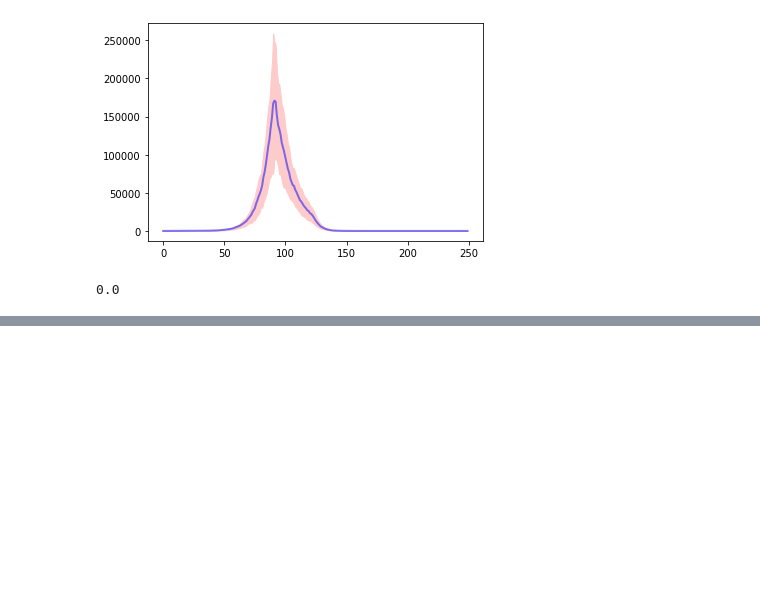
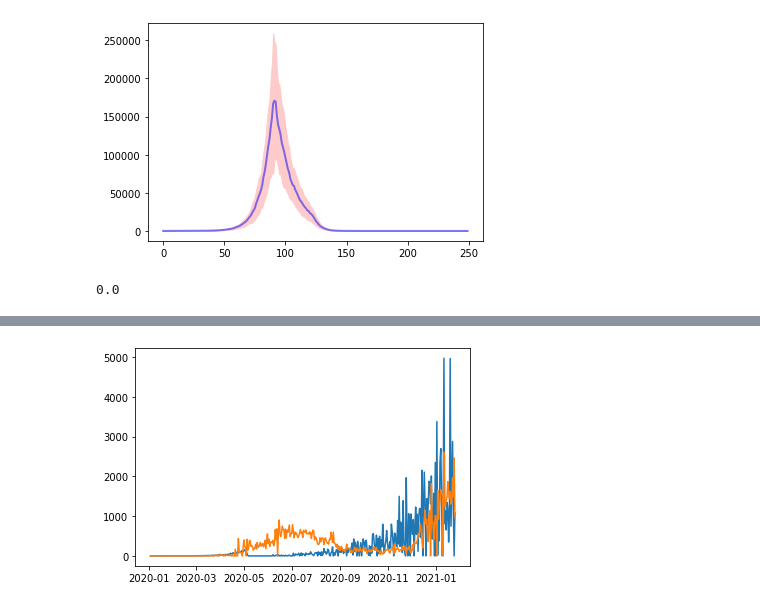
Before and after one commit to maukbe/covid-data-hackathon, a Jupyter notebook: Notebooks/Forecasting.ipynb, the cells around one changed output, grey strips where cells are left out. Drawn from its saved outputs; the diff is of its cells as text; code cells hidden in the pictures; blank space fills up the shorter version.

```diff
--- a/Notebooks/Forecasting.ipynb
+++ b/Notebooks/Forecasting.ipynb
@@ -1087,0 +1089,94 @@ df['New_cases'].plot()
+# %%
+
+# Parameters from "Modeling the second wave of COVID-19 infections in France and Italy via a stochastic SEIR model"
+# Initial conditions
+# 300 Days
+t = np.arange(1,250,1)
+
+# Lock down dates 04/05/2020 - 01/06/2020
+# Eased over june
+# Further eased over July
+# https://www.ncbi.nlm.nih.gov/pmc/articles/PMC7490626/#:~:text=Phases%20of%20the%20lockdown%20in%20Nigeria&text=The%20first%20phase%20of%20the,6%20am%20was%20equally%20announced.
+
+
+# Population
+N = 206000000
+# 5 Initial infections
+I0 = 1
+S0 = N - I0
+E0 = 0
+R0 = 0
+y0 = S0, E0, I0, R0
+lam = 1 / S0
+# Odeint doesn't like stochastic differential equations so we'll have to write our own
+
+#PARAMETER DEFINITIONS
+tmax=390
+nrel=100
+# tconf: lockdown day
+tconf=122
+# tconf2: lockdown release
+tconf2=tconf+30
+tconf3=tconf2+30
+lambdaconf = 0.3
+lambdares = 0.35
+lambdares2 = 0.4
+Irel = np.zeros([nrel, tmax])
+# Loop on realisations
+for rel in range(0,nrel):
+    S = np.zeros(tmax)
+    E = np.zeros(tmax)
+    I = np.zeros(tmax)
+    R = np.zeros(tmax)
+    lam = np.zeros(tmax)
+    S[0] = N
+    E[0] = 0
+    I[0] = 5
+    R[0] = 0
+    alpha0=0.27
+    r0 = 2.68
+    gamma0 = 0.35
+    coeff_gamma = 0.5
+    coeff_lambda = 0.005
+    lambda0 = 0.5
+    orig_lambda = lambda0
+    for t in range(0,tmax - 1):
+        gamma = gamma0 + np.random.normal() * gamma0 / 5
+        if t == tconf:
+            lambda0 =  lambdaconf
+        if t == tconf2:
+            lambda0 =  lambdares
+        if t == tconf3:
+            lambda0 = orig_lambda - 0.1 #lambdares2
+        lam_= (lambda0 + np.random.normal()*lambda0/5) / S[0]
+        alpha = alpha0 + np.random.normal() * alpha0 /5
+        S[t+1] = S[t] - lam_ * S[t] * I[t]
+        E[t+1] = E[t] + (lam_ * S[t] * I[t] - alpha * E[t])
+        I[t+1] = I[t] + alpha * E[t] - gamma * I[t]
+        R[t+1] = R[t] + gamma * I[t]
+        Irel[rel,t+1] = I[t+1]
+
+
+Imean = np.zeros(tmax)
+Istd = np.zeros(tmax)
+for i in range(0,tmax):
+    Imean[i] = np.mean(Irel[:,i])
+    Istd[i] = np.std(Irel[:,i])
+
+
+# Plot the data on three separate curves for S(t), I(t) and R(t)
+# fig = plt.figure(facecolor='w')
+# ax = fig.add_subplot(111, facecolor='#dddddd', axisbelow=True)
+# plt.plot(np.arange(0,tmax), Imean, 'r', alpha=0.5, lw=2, label='Infected', color='blue')
+# plt.fill_between(np.arange(0,tmax), Imean-Istd, Imean + Istd, color=[(255/256,204/256,204/256)])
+
+new_cases = []
+for i in range(0, len(Imean) - 1):
+    if Imean[i] < Imean[i+1]:
+        new_cases.append(Imean[i+1] - Imean[i])
+    else:
+        new_cases.append(0)
+
+plt.plot(df['Date_reported'], new_cases)
+plt.plot(df['Date_reported'], df['New_cases'])
+# %% [output]
@@ -1087,0 +1184 @@ df['New_cases'].plot()
+[figure, added]
```
Also changed, not shown: parts of 14 cells of this notebook, 2 other files.
